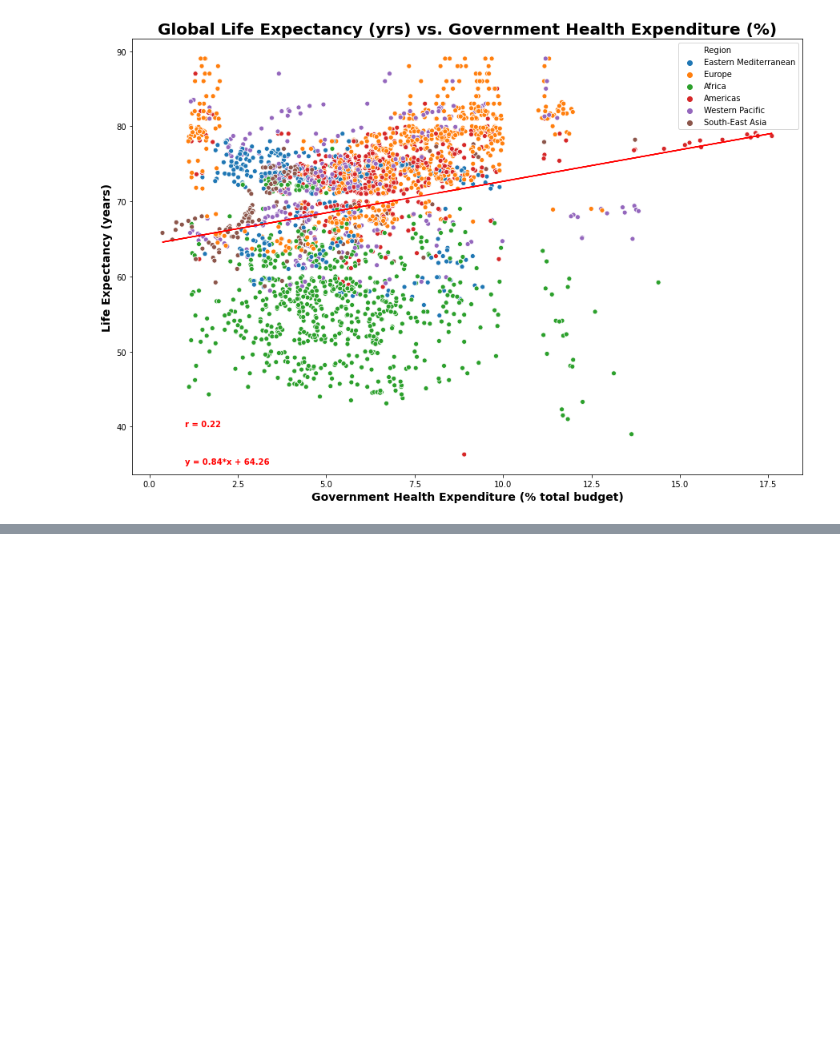
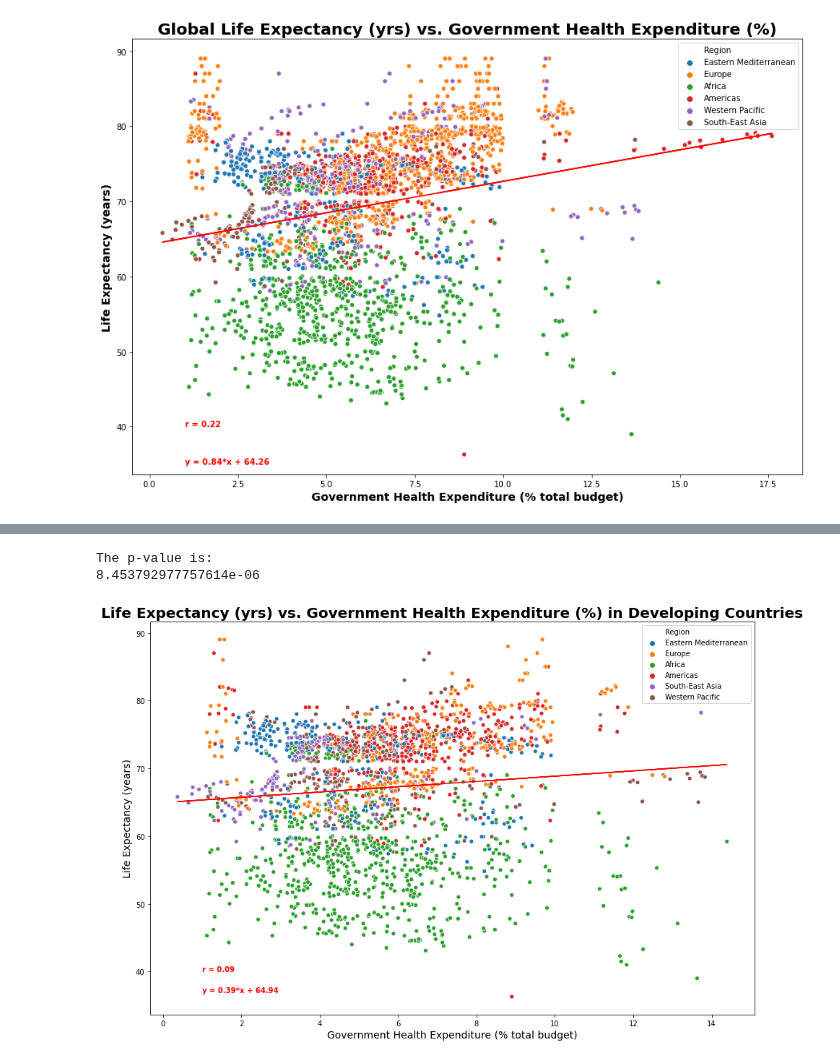
Before and after one commit to jaryan77/TeamTitans_Project_1, a Jupyter notebook: Health_Expenditure.ipynb, the cells around one changed output, grey strips where cells are left out. Saved outputs shown, nothing was run; the diff lists cells and outputs as text; code cells hidden in the pictures; blank space fills up the shorter version.

```diff
--- a/Health_Expenditure.ipynb
+++ b/Health_Expenditure.ipynb
@@ -218,25 +225,32 @@ plt.show()
 # %%
 # plot life expectancy vs health expenditure in developing nations
 plt.figure(figsize = (15,10))
 sns.scatterplot(data=undev_df, x="Total Expenditure (%)", y="Life Expectancy", hue="Region")
 plt.title("Life Expectancy (yrs) vs. Government Health Expenditure (%) in Developing Countries", fontweight="bold",fontsize=20)
 plt.xlabel("Government Health Expenditure (% total budget)", fontsize=14)
 plt.ylabel("Life Expectancy (years)",fontsize=14)
 
 # perform regression on life expectancy vs health expenditure in developing nations
 (slope, intercept, rvalue, pvalue, stderr) = linregress(undev_df["Total Expenditure (%)"],undev_df["Life Expectancy"])
 slope = round(slope, 2)
 intercept = round(intercept, 2)
 rvalue = round(rvalue, 2)
 regress_values = (undev_df["Total Expenditure (%)"]* slope) + intercept
 plt.plot(undev_df["Total Expenditure (%)"], regress_values, "r-")
 line_eq = f"y = {slope}*x + {intercept}"
-plt.annotate(line_eq,(2,37),color="red",  fontweight = "bold")
+plt.annotate(line_eq,(1,37),color="red",  fontweight = "bold")
 r_eq = f"r = {rvalue}"
-plt.annotate(r_eq, (2,40), color="red", fontweight = "bold")
+plt.annotate(r_eq, (1,40), color="red", fontweight = "bold")
+
+print(f"The p-value is:")
+print(pvalue)
 
 plt.savefig("Catie_Images/DevelopingNations2.png")
 plt.show()
+# %% [output]
+The p-value is:
+8.453792977757614e-06
+[figure, added]
 # %%
 # look at one developing nation through the years
 malawi_df = undev_df.loc[undev_df["Country"] == "Malawi"]
```
Also changed, not shown: parts of 7 cells of this notebook, 4 other files.
